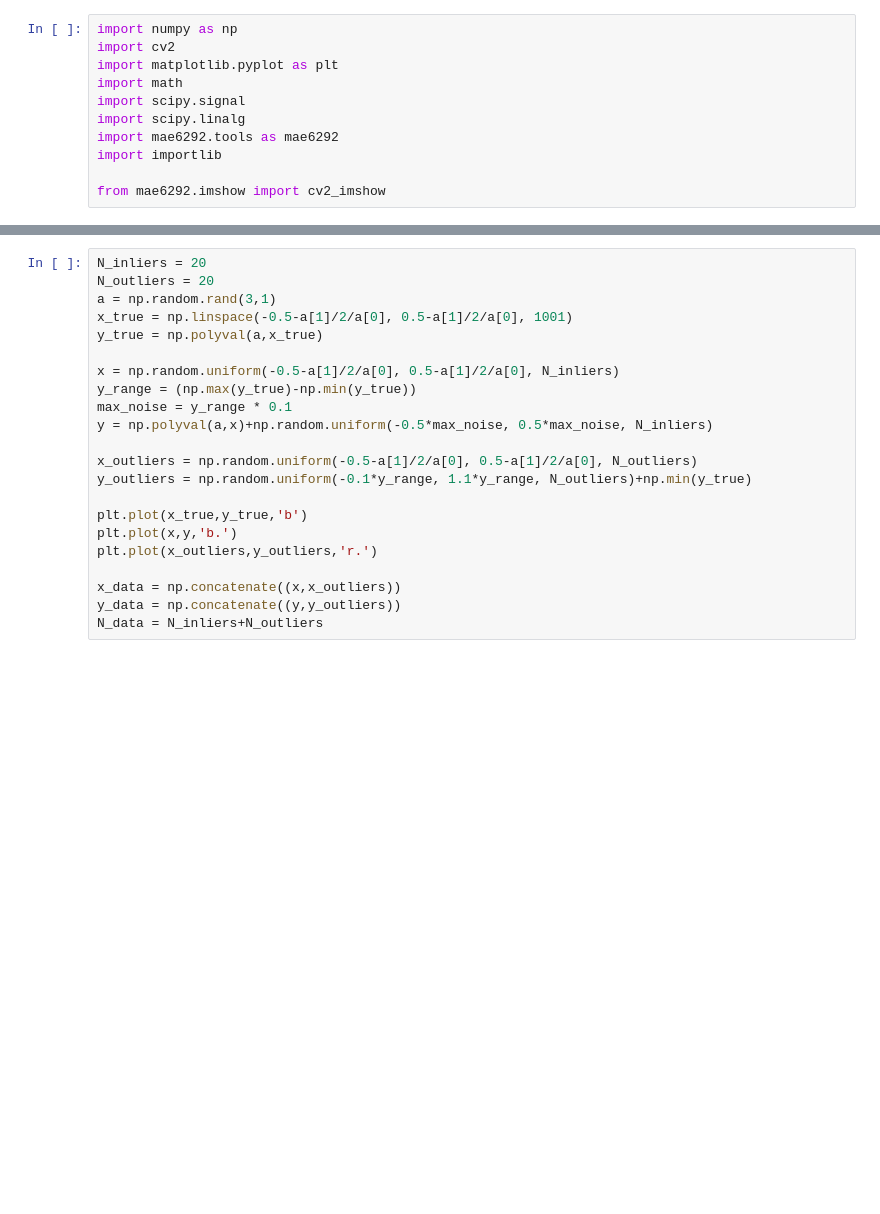
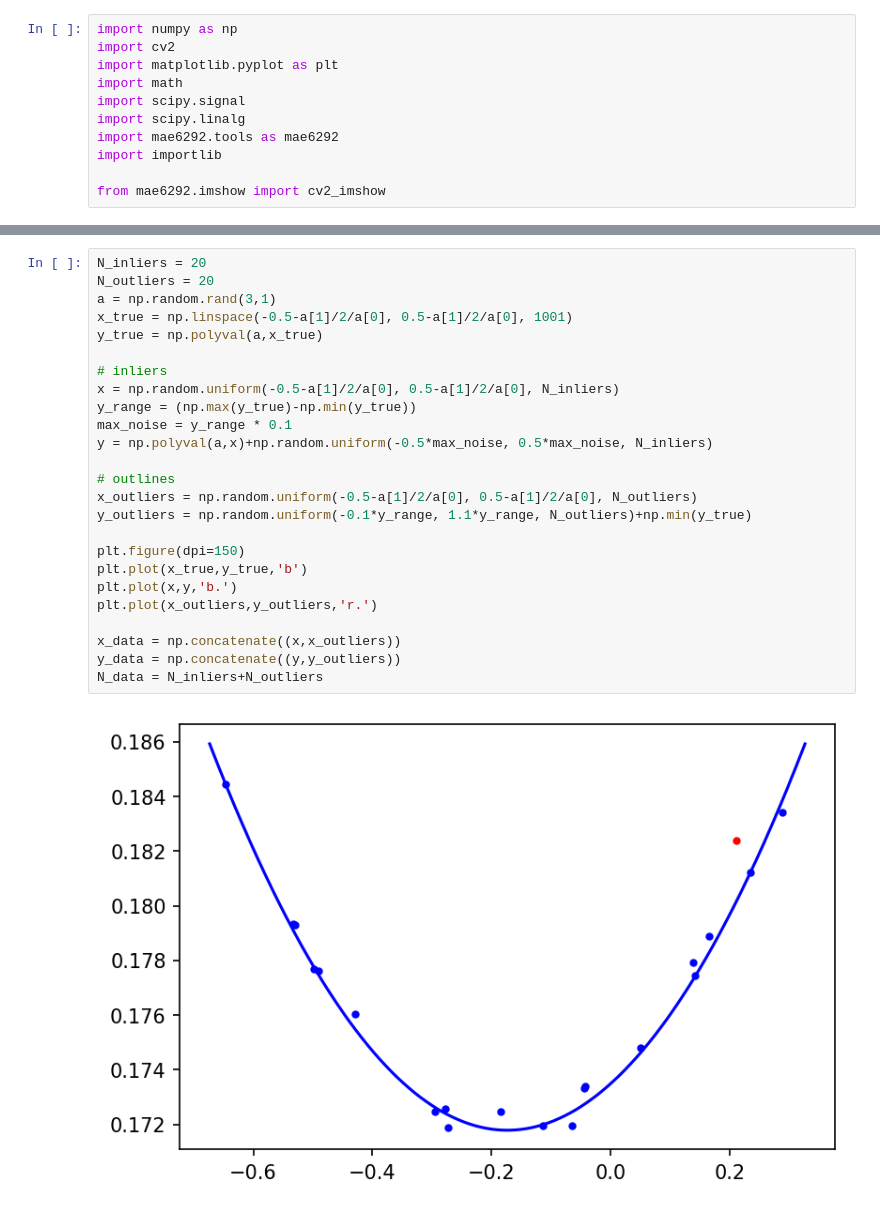
Before and after one commit to GW-MAE6292/python_examples, a Jupyter notebook: RANSAC/RANSAC_polyfit.ipynb, the cells around one changed output, grey strips where cells are left out. Drawn from its saved outputs; the diff is of its cells as text; blank space fills up the shorter version.

```diff
--- a/RANSAC/RANSAC_polyfit.ipynb
+++ b/RANSAC/RANSAC_polyfit.ipynb
@@ -48,25 +28,30 @@ For a given second order polynomial $y=\rho(x) = a_0x^2 + a_1x+a_2$, we generate
 # %%
 N_inliers = 20
 N_outliers = 20
 a = np.random.rand(3,1)
 x_true = np.linspace(-0.5-a[1]/2/a[0], 0.5-a[1]/2/a[0], 1001)
 y_true = np.polyval(a,x_true)
 
+# inliers
 x = np.random.uniform(-0.5-a[1]/2/a[0], 0.5-a[1]/2/a[0], N_inliers)
 y_range = (np.max(y_true)-np.min(y_true))
 max_noise = y_range * 0.1
 y = np.polyval(a,x)+np.random.uniform(-0.5*max_noise, 0.5*max_noise, N_inliers)
 
+# outlines
 x_outliers = np.random.uniform(-0.5-a[1]/2/a[0], 0.5-a[1]/2/a[0], N_outliers)
 y_outliers = np.random.uniform(-0.1*y_range, 1.1*y_range, N_outliers)+np.min(y_true)
 
+plt.figure(dpi=150)
 plt.plot(x_true,y_true,'b')
 plt.plot(x,y,'b.')
 plt.plot(x_outliers,y_outliers,'r.')
 
 x_data = np.concatenate((x,x_outliers))
 y_data = np.concatenate((y,y_outliers))
 N_data = N_inliers+N_outliers
+# %% [output]
+[figure, added]
 # %% [markdown]
 ### RANSAC
 
```
Also changed, not shown: parts of 9 cells of this notebook, 1 other file.
